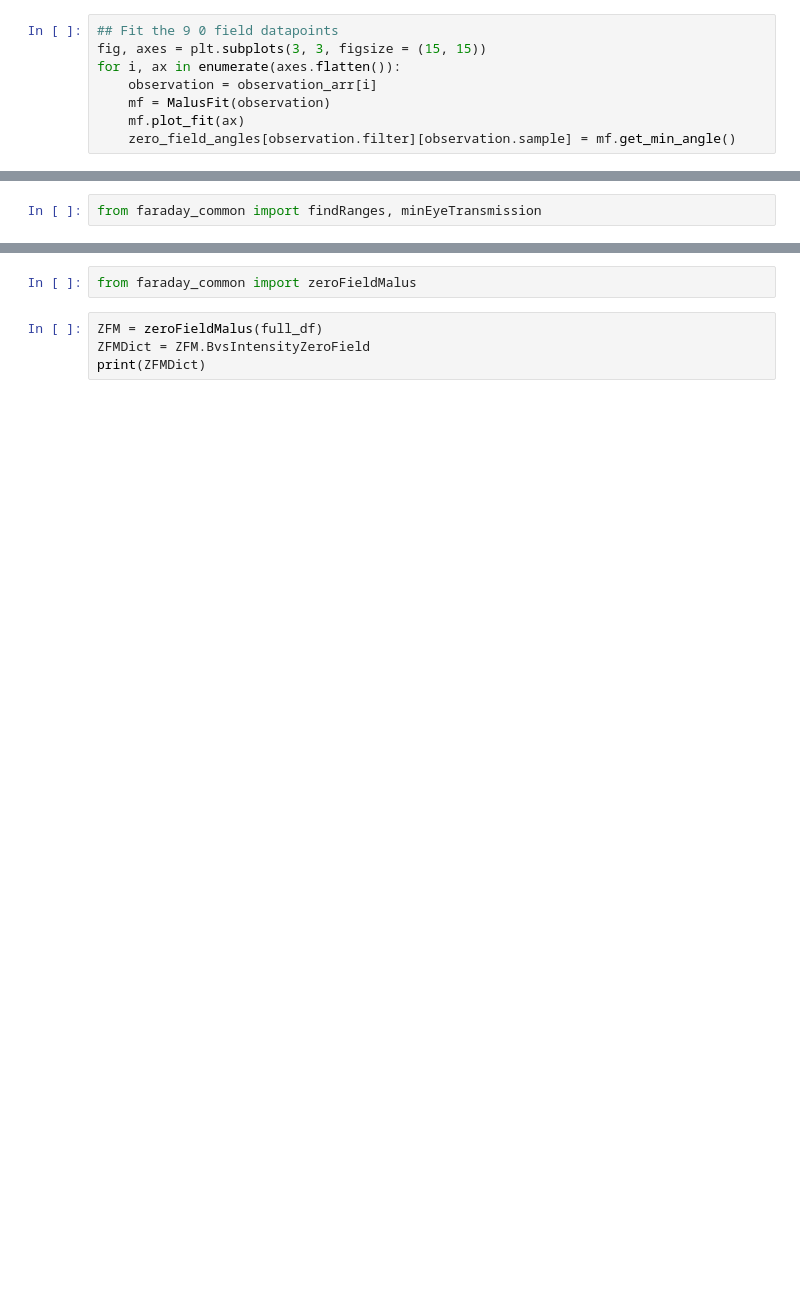
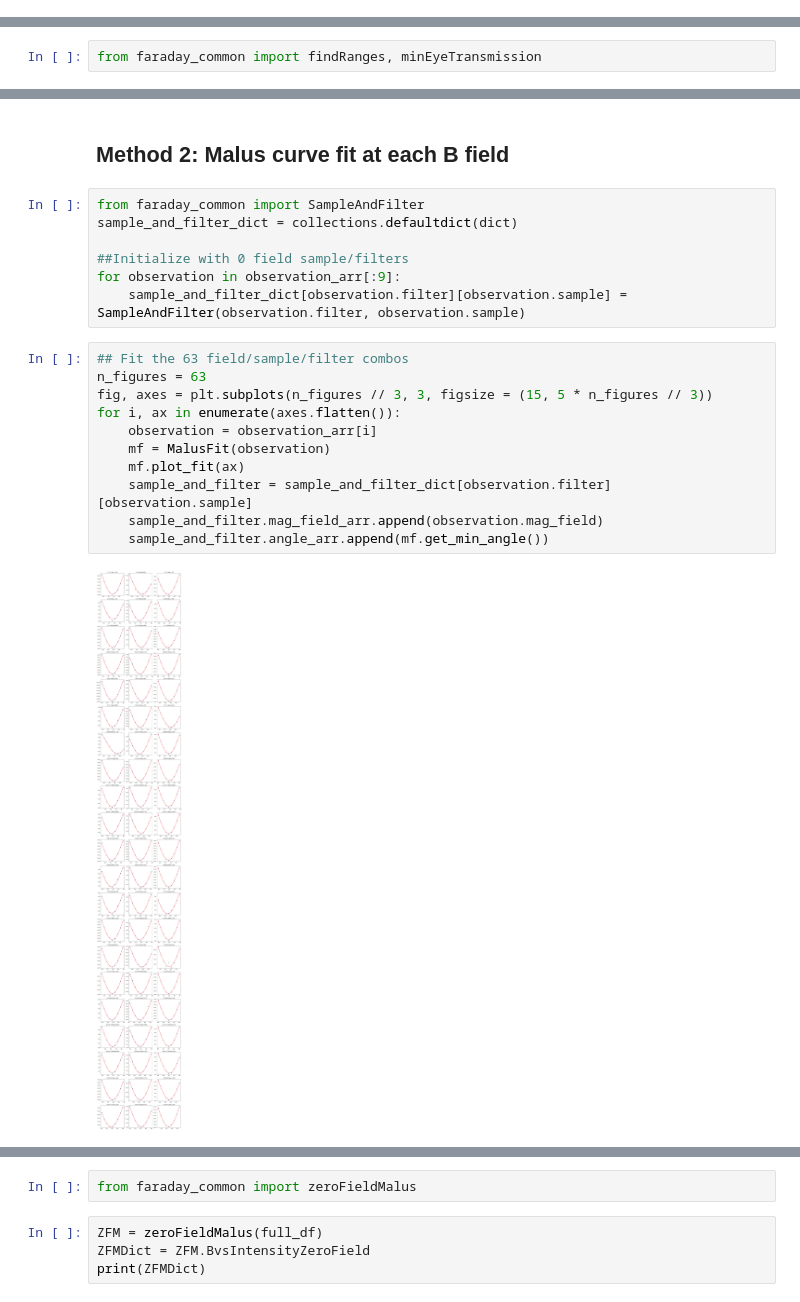
Before and after one commit to JackieLee23/Physics-387, a Jupyter notebook: faraday/faraday_analysis.ipynb, the cells around one changed output, grey strips where cells are left out. Cells and saved outputs as stored; diff of their text form; blank space fills up the shorter version.

```diff
--- a/faraday/faraday_analysis.ipynb
+++ b/faraday/faraday_analysis.ipynb
@@ -115,8 +51,0 @@ zero_field_angles = collections.defaultdict(dict)
-# %%
-## Fit the 9 0 field datapoints
-fig, axes = plt.subplots(3, 3, figsize = (15, 15))
-for i, ax in enumerate(axes.flatten()):
-    observation = observation_arr[i]
-    mf = MalusFit(observation)
-    mf.plot_fit(ax)
-    zero_field_angles[observation.filter][observation.sample] = mf.get_min_angle()
@@ -228,0 +96,22 @@ for key, values in anglesVFieldDict.items():
+# %% [markdown]
+## Method 2: Malus curve fit at each B field
+# %%
+from faraday_common import SampleAndFilter
+sample_and_filter_dict = collections.defaultdict(dict)
+
+##Initialize with 0 field sample/filters
+for observation in observation_arr[:9]:
+    sample_and_filter_dict[observation.filter][observation.sample] = SampleAndFilter(observation.filter, observation.sample)
+# %%
+## Fit the 63 field/sample/filter combos
+n_figures = 63
+fig, axes = plt.subplots(n_figures // 3, 3, figsize = (15, 5 * n_figures // 3))
+for i, ax in enumerate(axes.flatten()):
+    observation = observation_arr[i]
+    mf = MalusFit(observation)
+    mf.plot_fit(ax)
+    sample_and_filter = sample_and_filter_dict[observation.filter][observation.sample]
+    sample_and_filter.mag_field_arr.append(observation.mag_field)
+    sample_and_filter.angle_arr.append(mf.get_min_angle())
+# %% [output]
+[figure, new version]
```
Also changed, not shown: parts of 22 cells of this notebook, 4 other files.
